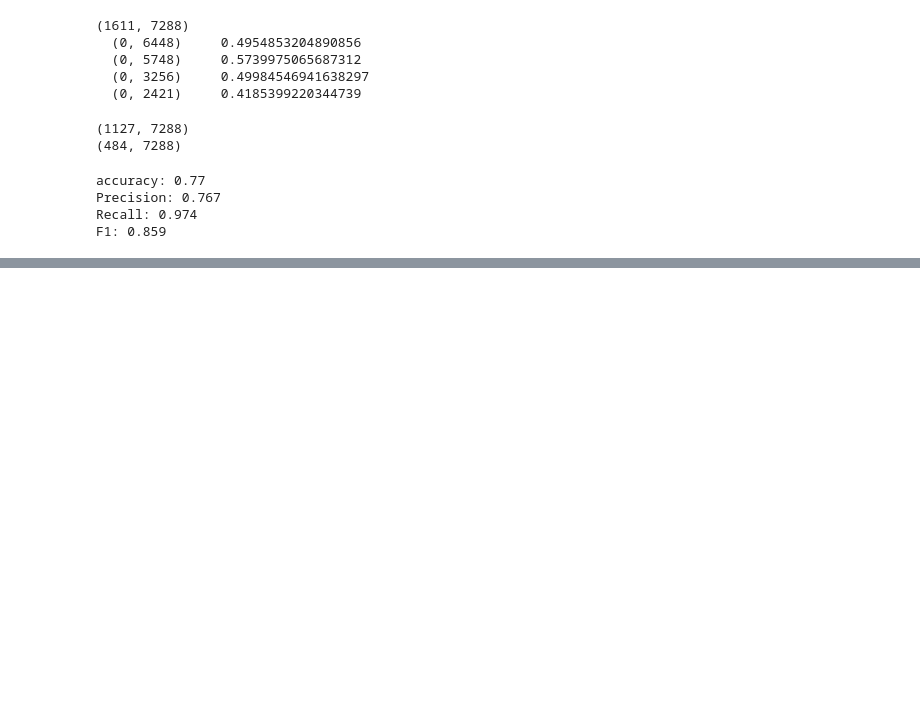
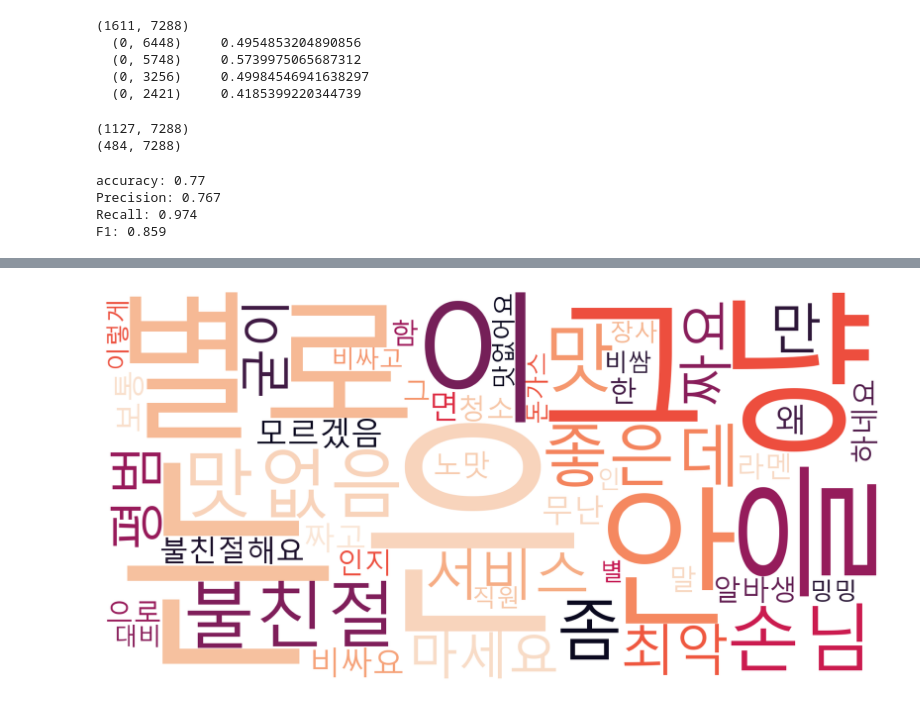
Before and after one commit to wogur0915/Hot_Place_NLP_Project, a Jupyter notebook: kakao_modelize.ipynb, the cells around one changed output, grey strips where cells are left out. Cells and saved outputs as stored; diff of their text form; code cells hidden in the pictures; blank space fills up the shorter version.

```diff
--- a/kakao_modelize.ipynb
+++ b/kakao_modelize.ipynb
@@ -418,0 +481,11 @@ with open('맛집리뷰분석_충남대_재학습.model', 'wb') as fw:
+# %%
+#부정
+neg_key = []
+neg_value = []
+for coef in coef_pos_index[-50:]:   #50단어 뽑기
+    neg_key.append(invert_index_vectorizer[coef[1]])
+    neg_value.append(coef[0])
+for v in range(len(neg_value)):     #절댓값 처리(음수를 양수로)
+    neg_value[v] = abs(neg_value[v])
+neg_wc = dict(zip(neg_key, neg_value))  #딕셔너리로 변환
+neg_wc
@@ -418,0 +527,14 @@ with open('맛집리뷰분석_충남대_재학습.model', 'wb') as fw:
+# %%
+wordcloud = WordCloud(font_path = 'c:/Windows/fonts/malgun.ttf',
+                      relative_scaling = 0.2,
+                      max_font_size = 600,
+                      background_color='white',
+                      colormap = "rocket_r",
+                      width=2000, height=1000).generate_from_frequencies(neg_wc)
+
+plt.figure(figsize = (12,8))
+plt.imshow(wordcloud)
+plt.axis('off')
+plt.show()
+# %% [output]
+[figure, added]
```
Also changed, not shown: parts of 7 cells of this notebook.
